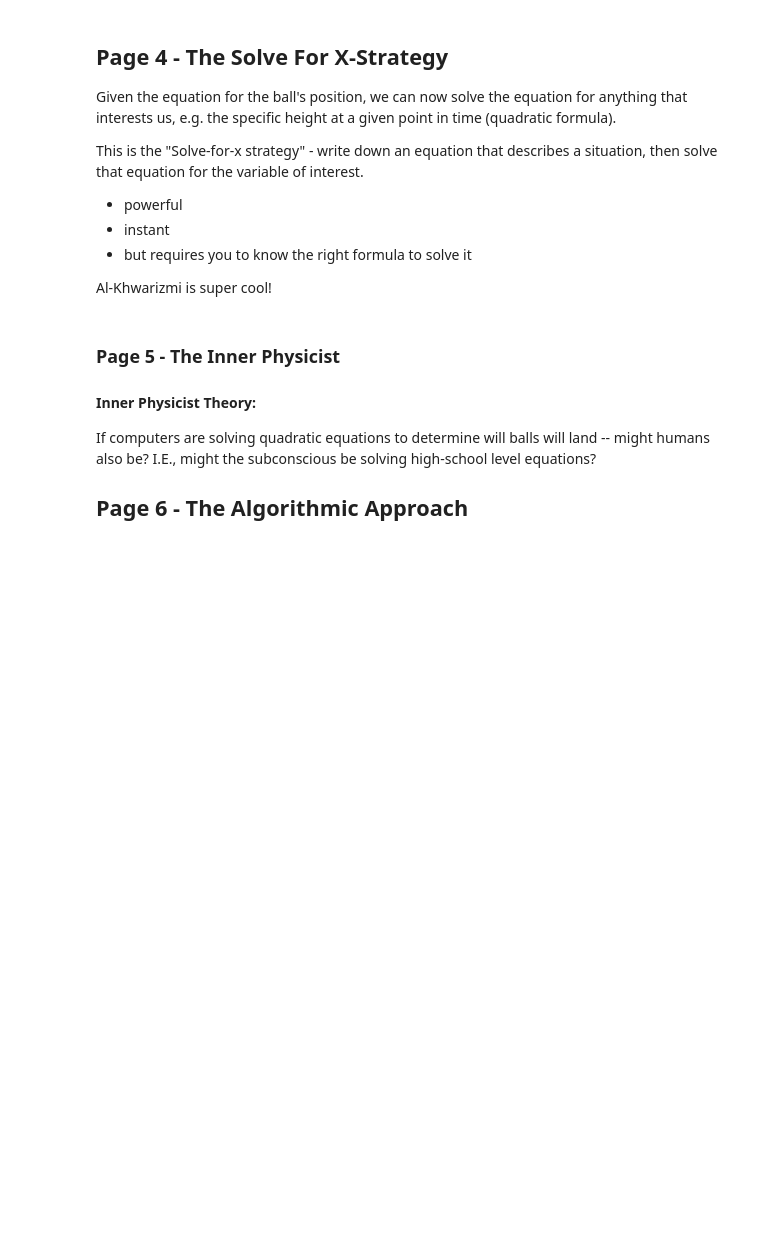
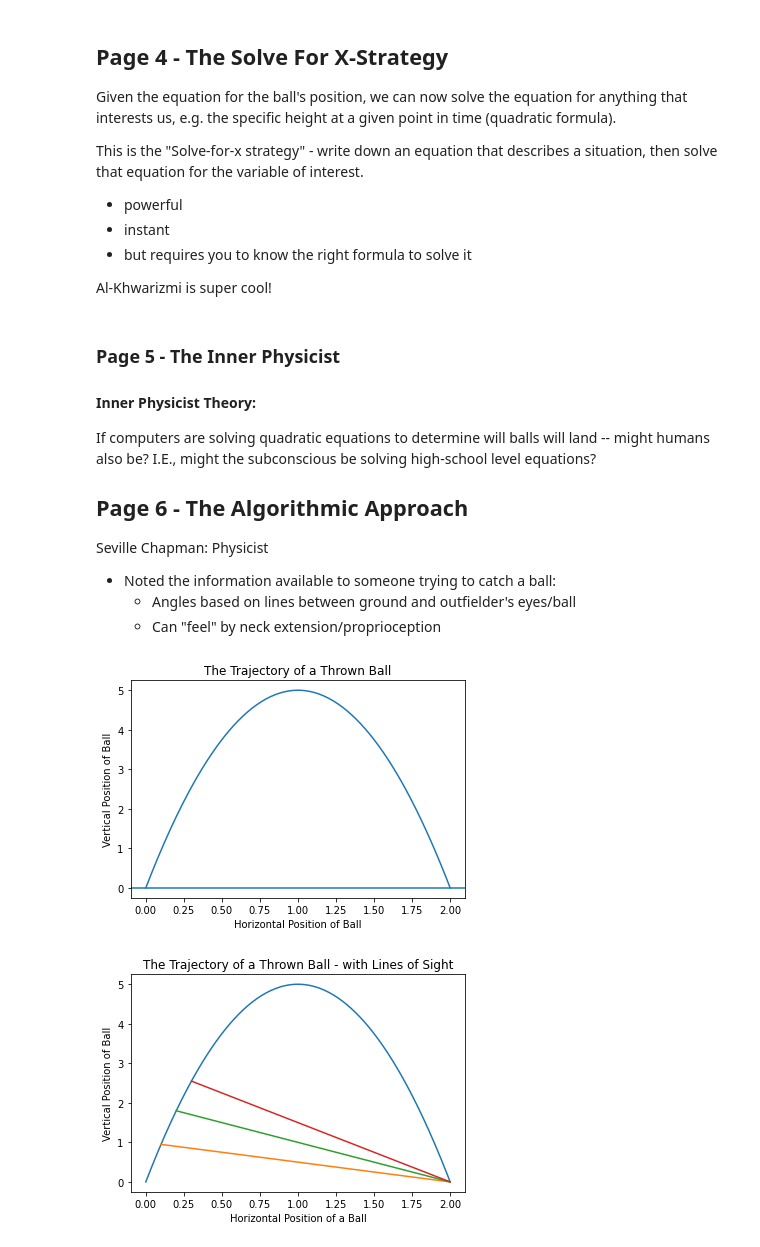
Before and after one commit to ViolanteCodes/dive_into_algorithms, a Jupyter notebook: Chapter 1/Chapter 1 Notes.ipynb, the cells around one changed output. Cells and saved outputs as stored; diff of their text form; code cells hidden in the pictures; blank space fills up the shorter version.

```diff
--- a/Chapter 1/Chapter 1 Notes.ipynb
+++ b/Chapter 1/Chapter 1 Notes.ipynb
@@ -67,3 +67,35 @@ Al-Khwarizmi is super cool!
 If computers are solving quadratic equations to determine will balls will land -- might humans also be? I.E., might the subconscious be solving high-school level equations?
 
 ## Page 6 - The Algorithmic Approach
+
+Seville Chapman: Physicist
+- Noted the information available to someone trying to catch a ball:
+    - Angles based on lines between ground and outfielder's eyes/ball
+    - Can "feel" by neck extension/proprioception
+# %%
+# Pg 6 - Repeat 1.2, but add in a line segment representing the line between the outfielder's eyes
+# and the ball, after the ball has traveled 0.1 metres horizontally
+
+xs = [x/100 for x in list(range(201))]
+ys = [ball_trajectory(x) for x in xs]
+plt.plot(xs, ys)
+plt.title('The Trajectory of a Thrown Ball')
+plt.xlabel('Horizontal Position of Ball')
+plt.ylabel('Vertical Position of Ball')
+plt.axhline(y=0)
+plt.show()
+
+xs2 = [0.1, 2]
+ys2 = [ball_trajectory(0.1), 0]
+xs3 = [0.2, 2]
+ys3 = [ball_trajectory(0.2), 0]
+xs4 = [0.3, 2]
+ys4 = [ball_trajectory(0.3), 0]
+plt.title ('The Trajectory of a Thrown Ball - with Lines of Sight')
+plt.xlabel('Horizontal Position of a Ball')
+plt.ylabel('Vertical Position of Ball')
+plt.plot(xs, ys, xs2, ys2, xs3, ys3, xs4, ys4)
+plt.show()
+# %% [output]
+[figure, added]
+[figure, added]
```
Also changed, not shown: parts of 1 cell of this notebook.
